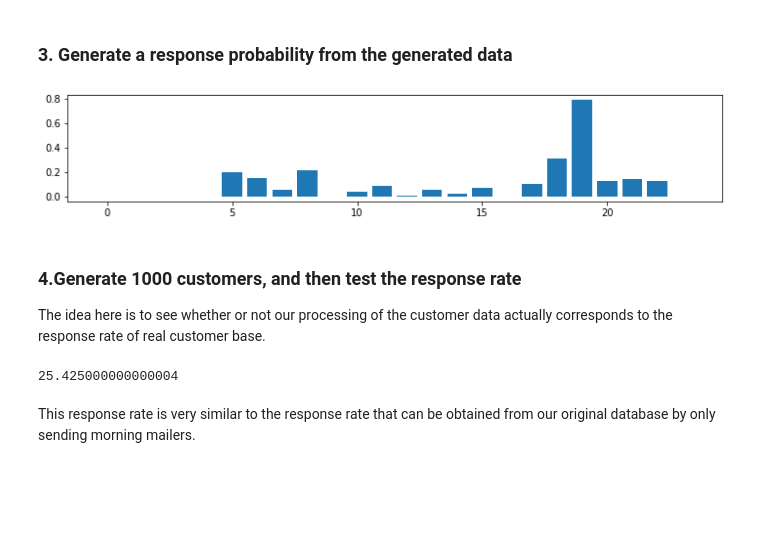
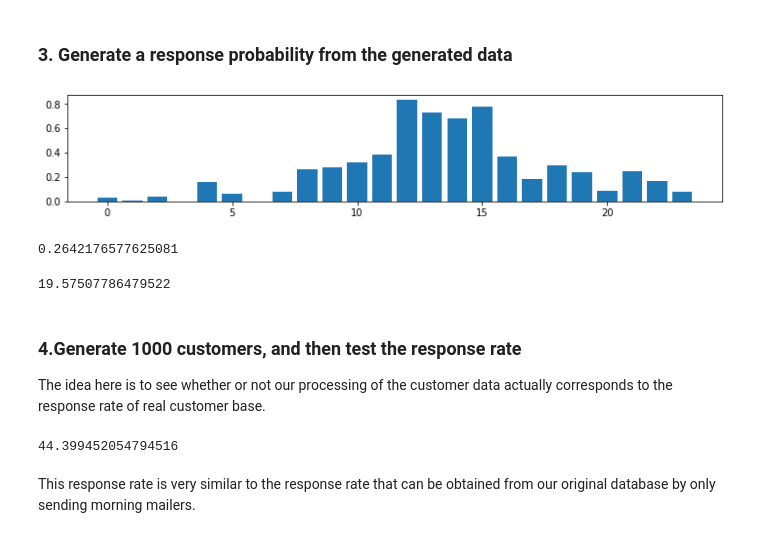
Before and after one commit to abrigrobler/MEng, a Jupyter notebook: CustomerCommunication.ipynb, the cells around one changed output. Drawn from its saved outputs; the diff is of its cells as text; code cells hidden in the pictures; blank space fills up the shorter version.

```diff
--- a/CustomerCommunication.ipynb
+++ b/CustomerCommunication.ipynb
@@ -136,7 +136,8 @@ def image_to_graph(image_path, crop_left, crop_bottom, bar_offset):
         average_bars.append(np.mean(bar))
 
     #Normalise to 1.0
-    #average_bars = average_bars/np.max(average_bars)
+    average_bars = average_bars/np.max(average_bars)
+    average_bars = np.clip(average_bars, 0, 0.9)
 
     #Plot to check data
     #print("Extracted data")
@@ -145,6 +146,7 @@ def image_to_graph(image_path, crop_left, crop_bottom, bar_offset):
     #plt.show()
     #print("\n\n")
 
+    # Clip values to the range [0, 0.8]
     return average_bars
 
 
@@ -185,5 +187,5 @@ plt.plot(n_components, aics);
 # %%
-gmm = mixture.GaussianMixture(80, covariance_type='full', random_state=0)
+gmm = mixture.GaussianMixture(20, covariance_type='full', random_state=0)
 gmm.fit(data)
 print(gmm.converged_)
 # %% [output]
@@ -210,23 +212,34 @@ def write_raw_data_to_csv(gmm, filename='synthetic_raw_data.csv'):
 ### 3. Generate a response probability from the generated data
 # %%
 def histogram_to_probability(histogram):
-    return histogram/100.0
+    return histogram
 
 test = gmm.sample(10)[0][random.randint(0,9)]
 plt.figure(figsize=(12, 2))
-plt.bar(range(0,24), test/100)
+plt.bar(range(0,24), test)
 plt.show()
 #plt.plot(histogram_to_probability(test), color='r')
+print(np.mean(test))
 # %% [output]
-[figure, old version]
+[figure, new version]
+0.2642176577625081
+# %%
+customers = [histogram_to_probability(cust) for cust in gmm.sample(1000)[0]]
+means = []
+for i in range(len(customers)):
+    means.append(np.mean(customers[i]))
+
+print(np.mean(means)*100)
+# %% [output]
+19.57507786479522
 # %% [markdown]
 ### 4.Generate 1000 customers, and then test the response rate
 The idea here is to see whether or not our processing of the customer data actually corresponds to the response rate of real customer base.
 # %%
 customers = [histogram_to_probability(cust) for cust in gmm.sample(1000)[0]]
 
-NUM_DAYS_TO_TEST = 100
-time_for_first_mailer = 5
+NUM_DAYS_TO_TEST = 365
+time_for_first_mailer = 7
 avg_responses = []
 
 for i in range(NUM_DAYS_TO_TEST):
@@ -243,7 +256,7 @@ print(np.mean(avg_responses))
 #Verify that activity graphs are probability graphs
 # NOTE: Still waiting on Sailthru support, have contacted internal person at company to liase further.
 # %% [output]
-25.425000000000004
+44.399452054794516
 # %% [markdown]
 This response rate is very similar to the response rate that can be obtained from our original database by only sending morning mailers.
 # %% [markdown]
```
Also changed, not shown: parts of 23 cells of this notebook, 30 other files.
